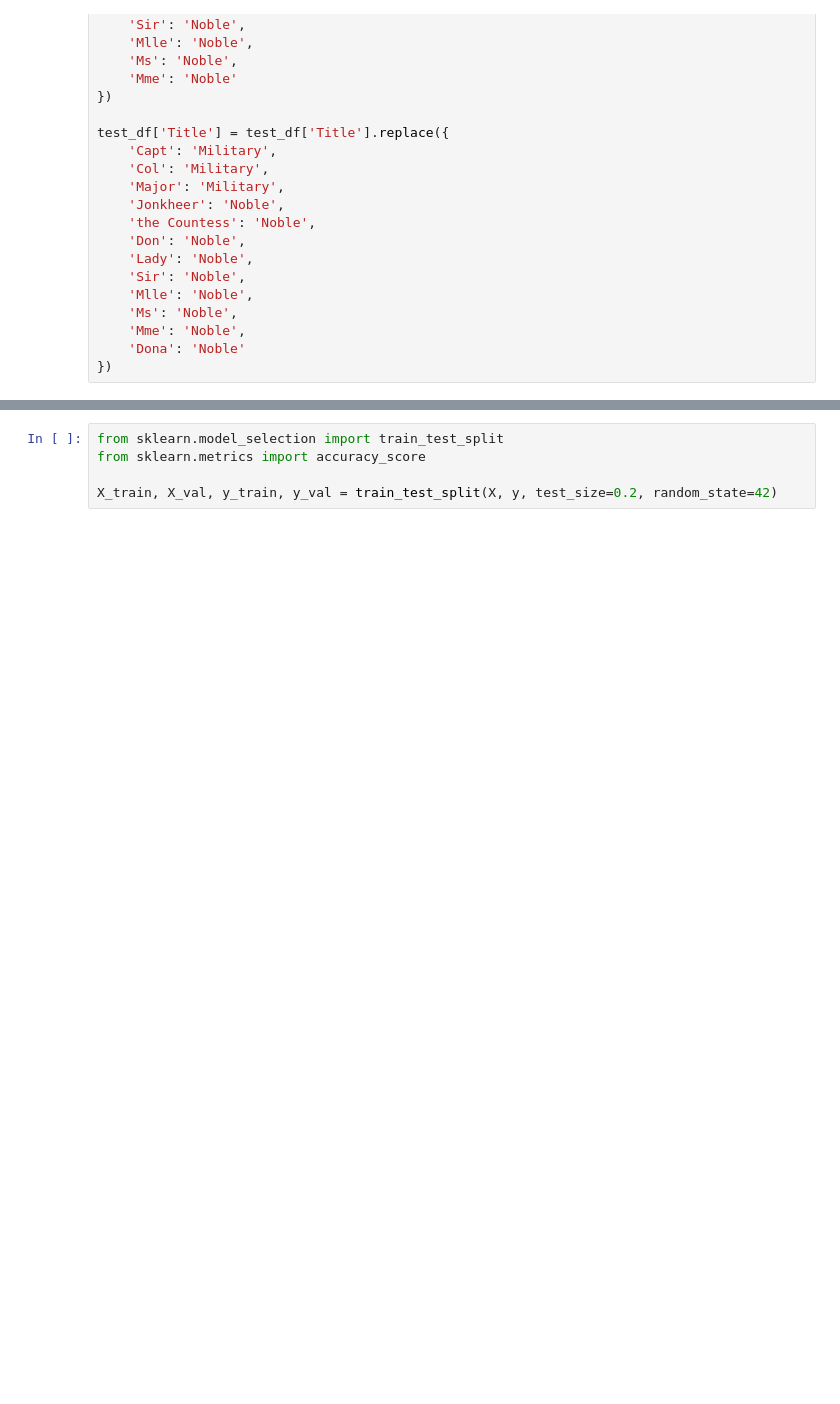
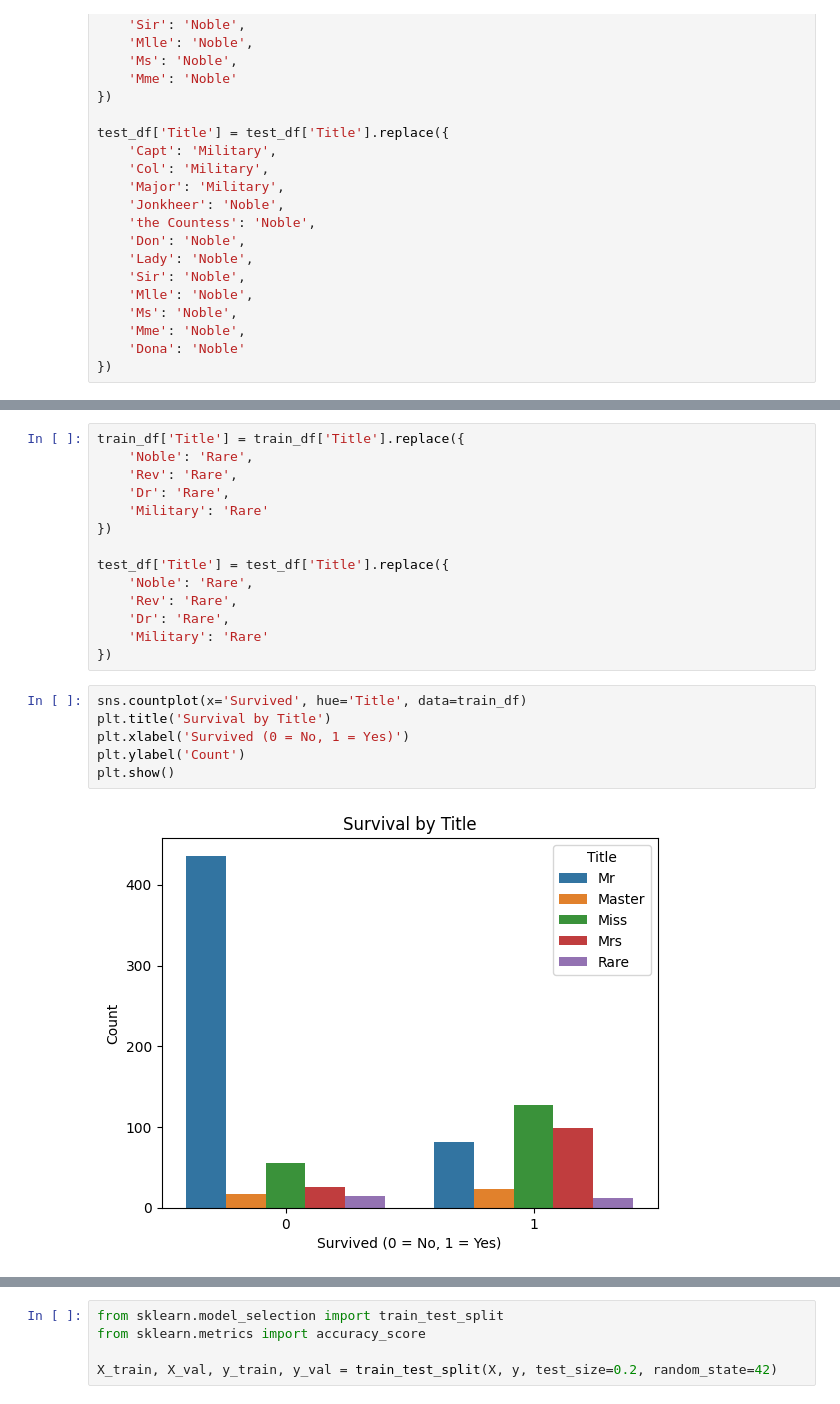
Before and after one commit to Nobodybob1/Titanic, a Jupyter notebook: titanic.ipynb, the cells around one changed output, grey strips where cells are left out. Saved outputs shown, nothing was run; the diff lists cells and outputs as text; blank space fills up the shorter version.

```diff
--- a/titanic.ipynb
+++ b/titanic.ipynb
@@ -409,0 +422,22 @@ test_df['FamilySizeGroup'] = le.transform(test_df['FamilySizeGroup'])
+# %%
+train_df['Title'] = train_df['Title'].replace({
+    'Noble': 'Rare',
+    'Rev': 'Rare',
+    'Dr': 'Rare',
+    'Military': 'Rare'
+})
+
+test_df['Title'] = test_df['Title'].replace({
+    'Noble': 'Rare',
+    'Rev': 'Rare',
+    'Dr': 'Rare',
+    'Military': 'Rare'
+})
+# %%
+sns.countplot(x='Survived', hue='Title', data=train_df)
+plt.title('Survival by Title')
+plt.xlabel('Survived (0 = No, 1 = Yes)')
+plt.ylabel('Count')
+plt.show()
+# %% [output]
+[figure, added]
```
Also changed, not shown: parts of 36 cells of this notebook.
